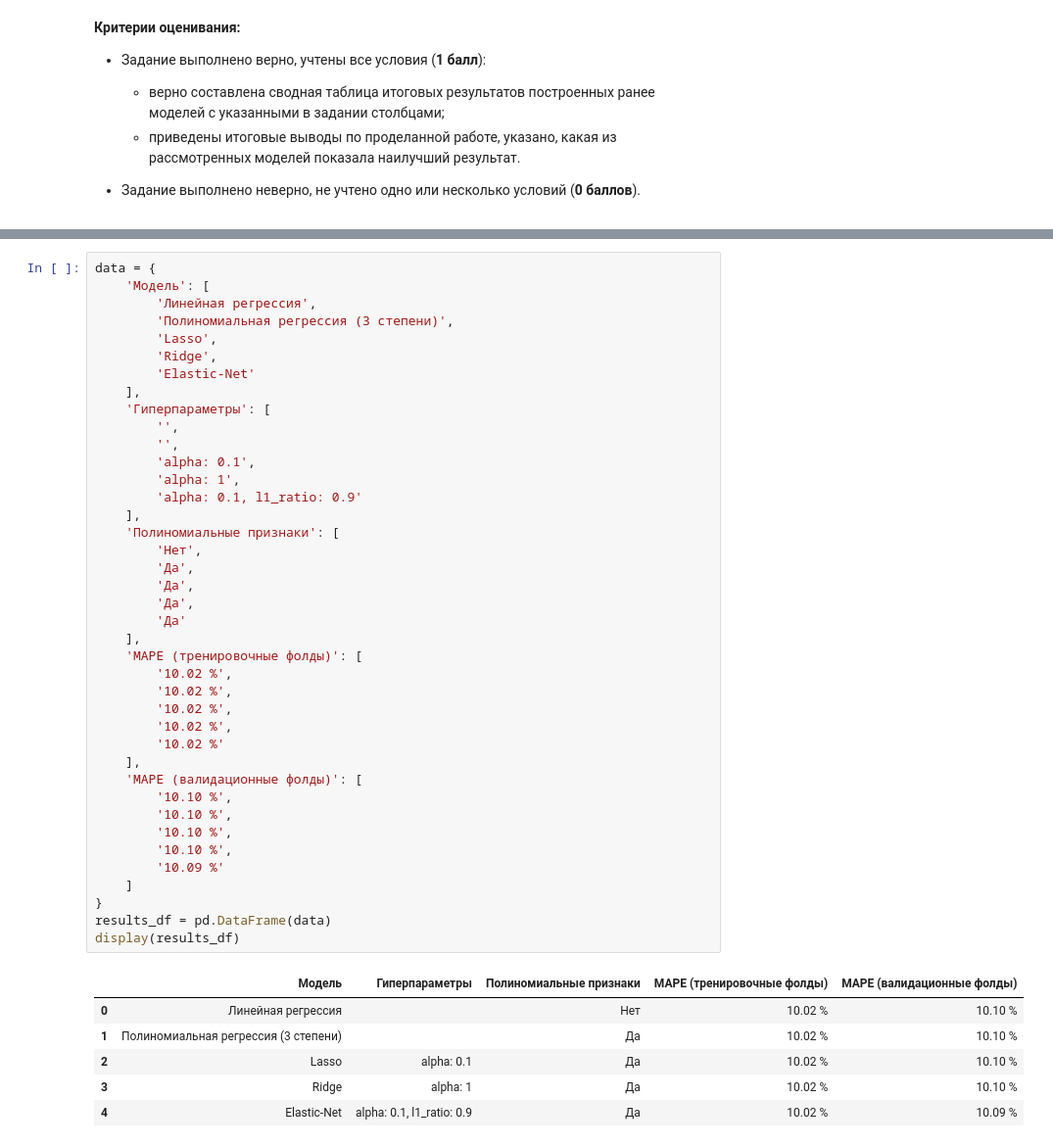
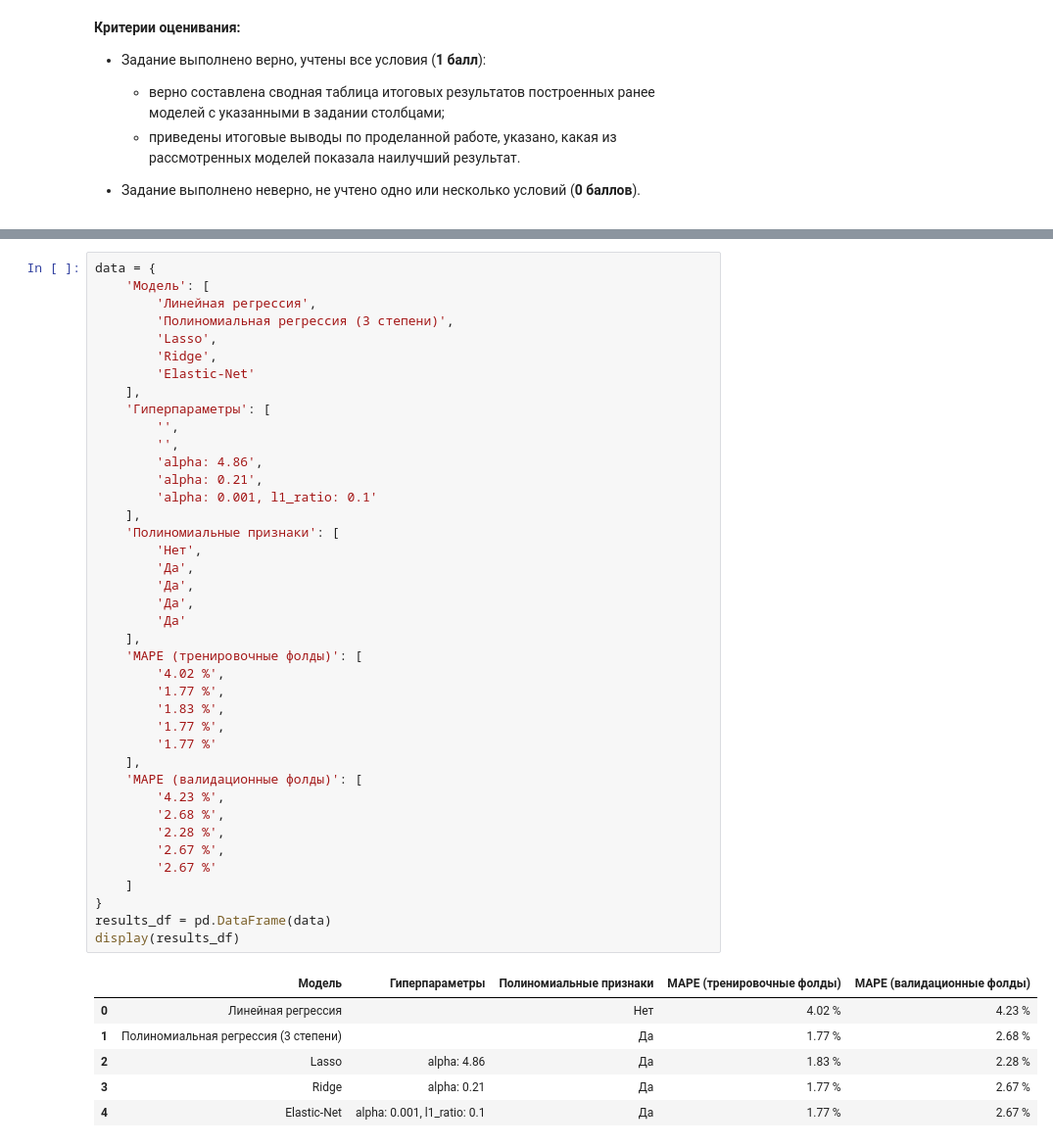
Before and after one commit to Vendor62/MIPT_practice, a Jupyter notebook: homework/ml_hw_1/ml_hw1.ipynb, the cells around one changed output, grey strips where cells are left out. Shown: that part at 98% size. Drawn from its saved outputs; the diff is of its cells as text.

```diff
--- a/homework/ml_hw_1/ml_hw1.ipynb
+++ b/homework/ml_hw_1/ml_hw1.ipynb
@@ -967,48 +1083,48 @@ MAPE на валидационных фолдах: 10.10 %
 # %%
 data = {
     'Модель': [
         'Линейная регрессия',
         'Полиномиальная регрессия (3 степени)',
         'Lasso',
         'Ridge',
         'Elastic-Net'
     ],
     'Гиперпараметры': [
         '',
         '',
-        'alpha: 0.1',
-        'alpha: 1',
-        'alpha: 0.1, l1_ratio: 0.9'
+        'alpha: 4.86',
+        'alpha: 0.21',
+        'alpha: 0.001, l1_ratio: 0.1'
     ],
     'Полиномиальные признаки': [
         'Нет',
         'Да',
         'Да',
         'Да',
         'Да'
     ],
     'MAPE (тренировочные фолды)': [
-        '10.02 %',
-        '10.02 %',
-        '10.02 %',
-        '10.02 %',
-        '10.02 %'
+        '4.02 %',
+        '1.77 %',
+        '1.83 %',
+        '1.77 %',
+        '1.77 %'
     ],
     'MAPE (валидационные фолды)': [
-        '10.10 %',
-        '10.10 %',
-        '10.10 %',
-        '10.10 %',
-        '10.09 %'
+        '4.23 %',
+        '2.68 %',
+        '2.28 %',
+        '2.67 %',
+        '2.67 %'
     ]
 }
 results_df = pd.DataFrame(data)
 display(results_df)
 # %% [output]
 |  | Модель | Гиперпараметры | Полиномиальные признаки | MAPE (тренировочные фолды) | MAPE (валидационные фолды) |
-| 0 | Линейная регрессия |  | Нет | 10.02 % | 10.10 % |
-| 1 | Полиномиальная регрессия (3 степени) |  | Да | 10.02 % | 10.10 % |
-| 2 | Lasso | alpha: 0.1 | Да | 10.02 % | 10.10 % |
-| 3 | Ridge | alpha: 1 | Да | 10.02 % | 10.10 % |
-| 4 | Elastic-Net | alpha: 0.1, l1_ratio: 0.9 | Да | 10.02 % | 10.09 % |
+| 0 | Линейная регрессия |  | Нет | 4.02 % | 4.23 % |
+| 1 | Полиномиальная регрессия (3 степени) |  | Да | 1.77 % | 2.68 % |
+| 2 | Lasso | alpha: 4.86 | Да | 1.83 % | 2.28 % |
+| 3 | Ridge | alpha: 0.21 | Да | 1.77 % | 2.67 % |
+| 4 | Elastic-Net | alpha: 0.001, l1_ratio: 0.1 | Да | 1.77 % | 2.67 % |
 # %% [markdown]
```
Also changed, not shown: parts of 28 cells of this notebook.
